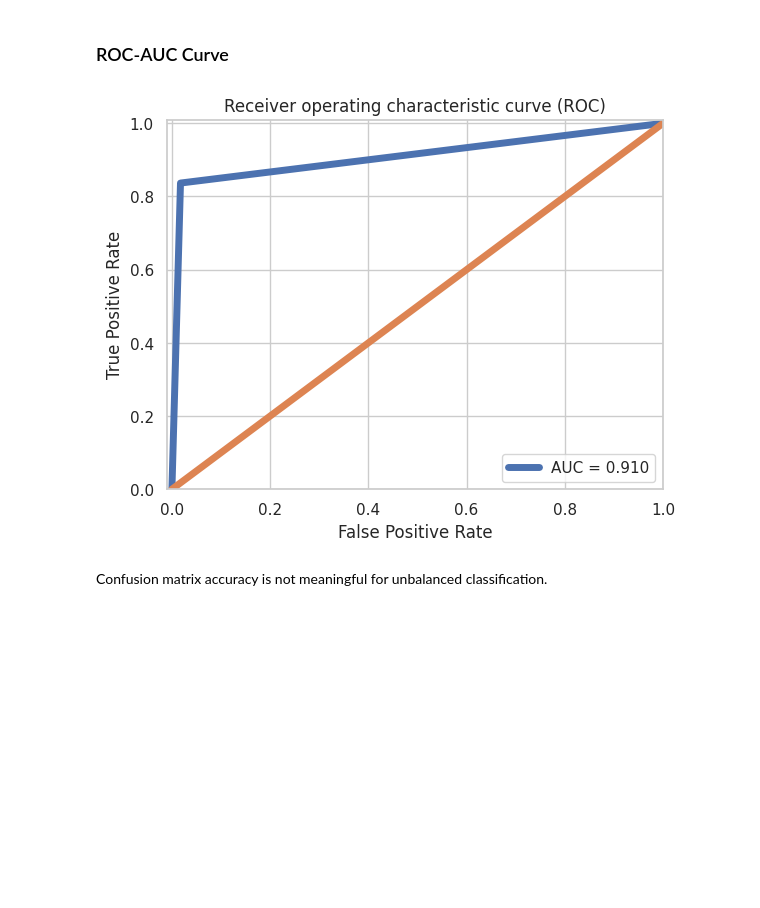
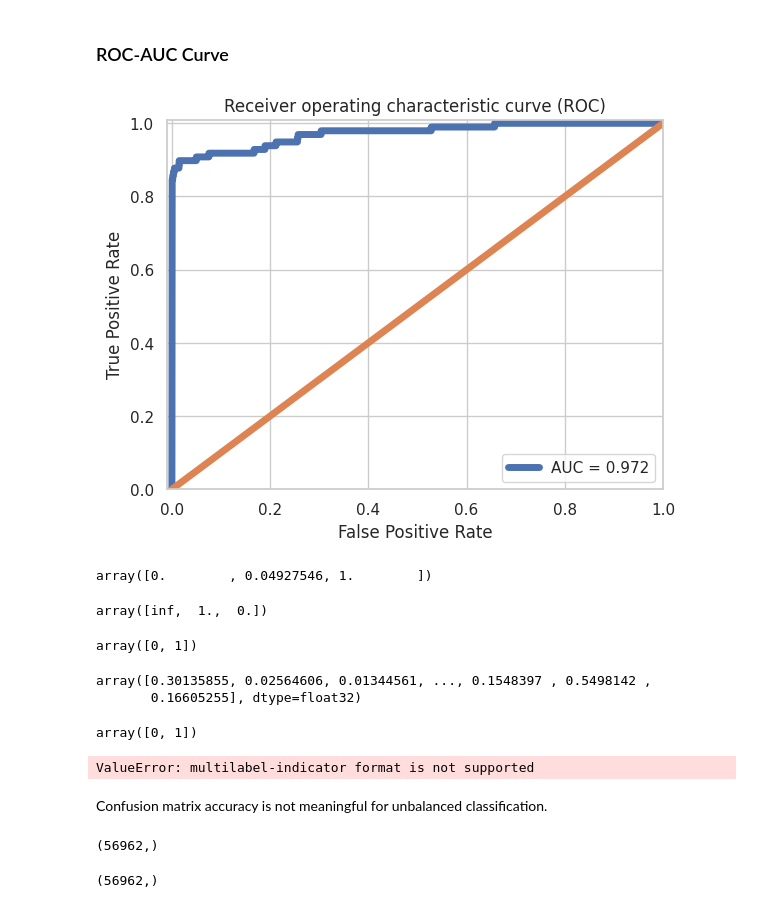
Before and after one commit to alteush/Deep-Learning-2024, a Jupyter notebook: Credit Card Fraud Detection.ipynb, the cells around one changed output. Cells and saved outputs as stored; diff of their text form; code cells hidden in the pictures; blank space fills up the shorter version.

```diff
--- a/Credit Card Fraud Detection.ipynb
+++ b/Credit Card Fraud Detection.ipynb
@@ -357,20 +357,67 @@ preds = model.predict(X_test)
 # %%
 #Plotting the ROC-AUC Curve
 
-false_pos_rate, true_pos_rate, thresholds = roc_curve(y_test.argmax(axis = 1), preds.argmax(axis = 1))
+false_pos_rate, true_pos_rate, thresholds = roc_curve(y_test.argmax(axis = 1), preds[:,1])
 roc_auc = auc(false_pos_rate, true_pos_rate,)
 
 plt.plot(false_pos_rate, true_pos_rate, linewidth = 5, label = 'AUC = %0.3f'% roc_auc)
 plt.plot([0,1],[0,1], linewidth = 5)
 
 plt.xlim([-0.01, 1])
 plt.ylim([0, 1.01])
 plt.legend(loc='lower right')
 plt.title('Receiver operating characteristic curve (ROC)')
 plt.ylabel('True Positive Rate')
 plt.xlabel('False Positive Rate')
 plt.show()
 # %% [output]
-[figure, old version]
+[figure, new version]
+# %%
+false_pos_rate
+# %% [output]
+array([0.        , 0.04927546, 1.        ])
+# %%
+thresholds
+# %% [output]
+array([inf,  1.,  0.])
+# %%
+np.unique(preds.argmax(axis = 1))
+# %% [output]
+array([0, 1])
+# %%
+preds[:,1]
+# %% [output]
+array([0.30135855, 0.02564606, 0.01344561, ..., 0.1548397 , 0.5498142 ,
+       0.16605255], dtype=float32)
+# %%
+np.unique(y_test.argmax(axis = 1))
+# %% [output]
+array([0, 1])
+# %%
+#Plotting the ROC-AUC Curve
+
+false_pos_rate, true_pos_rate, thresholds = roc_curve(y_test, preds.argmax(axis = 1))
+roc_auc = auc(false_pos_rate, true_pos_rate,)
+
+plt.plot(false_pos_rate, true_pos_rate, linewidth = 5, label = 'AUC = %0.3f'% roc_auc)
+plt.plot([0,1],[0,1], linewidth = 5)
+
+plt.xlim([-0.01, 1])
+plt.ylim([0, 1.01])
+plt.legend(loc='lower right')
+plt.title('Receiver operating characteristic curve (ROC)')
+plt.ylabel('True Positive Rate')
+plt.xlabel('False Positive Rate')
+plt.show()
+# %% [output]
+ValueError: multilabel-indicator format is not supported
 # %% [markdown]
 Confusion matrix accuracy is not meaningful for unbalanced classification.
+# %%
+y_test.argmax(axis = 1).shape
+# %% [output]
+(56962,)
+# %%
+preds.argmax(axis = 1).shape
+# %% [output]
+(56962,)
```
Also changed, not shown: parts of 9 cells of this notebook.
